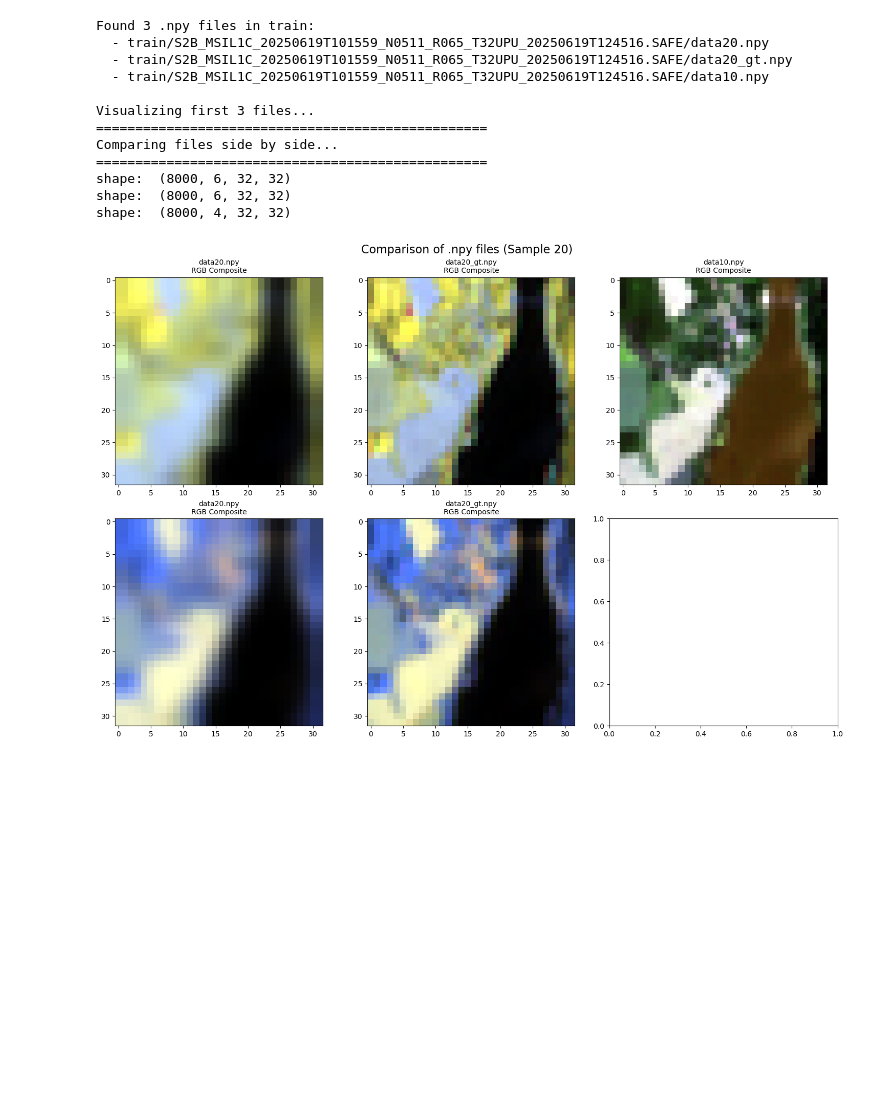
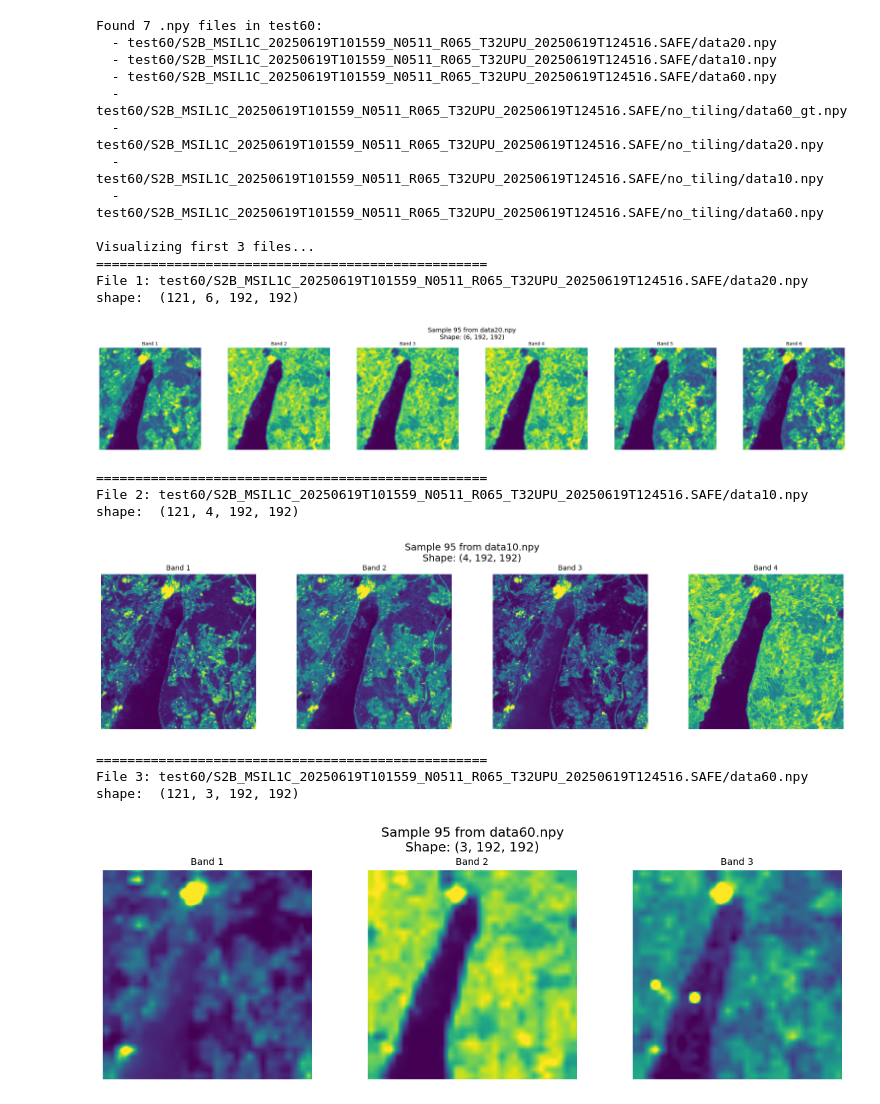
Before and after one commit to MrJJimenez/Super-Resolution-of-Sentinel-2-Low-Resolution, a Jupyter notebook: data/datatraindata.ipynb, the cells around one changed output. Drawn from its saved outputs; the diff is of its cells as text; code cells hidden in the pictures; blank space fills up the shorter version.

Commit message:
stantberg see test image 95

```diff
--- a/data/datatraindata.ipynb
+++ b/data/datatraindata.ipynb
@@ -166,46 +166,55 @@ def compare_npy_samples(filenames, max_files=4, sample_idx=0):
 
     plt.tight_layout()
     plt.show()
 
 # Find all .npy files in train60 directory
-train60_path = "train"
+train60_path = "test60"
 if os.path.exists(train60_path):
     npy_files = glob.glob(os.path.join(train60_path, "**/*.npy"), recursive=True)
     print(f"Found {len(npy_files)} .npy files in {train60_path}:")
     for file in npy_files:
         print(f"  - {file}")
 
     # Visualize first few files
     if npy_files:
         print(f"\nVisualizing first {min(3, len(npy_files))} files...")
-        sample_idx = random.randint(0, 100)
-        """
+        sample_idx = 95 #random.randint(0, 100)
+
         for i, file in enumerate(npy_files[:4]):
             print(f"{'='*50}")
             print(f"File {i+1}: {file}")
 
             data = load_npy_data(file)
             if data is not None:
                visualize_npy_sample(data, sample_idx=sample_idx, filename=os.path.basename(file))
-        """
+
         # Compare files side by side
-
-        compare_npy_samples(npy_files[:4], max_files=4, sample_idx=sample_idx)
+        # test 95 stanberg
+        compare_npy_samples(npy_files[:3], max_files=3, sample_idx=sample_idx)
     else:
         print("No .npy files found in train60 directory")
 else:
     print(f"Directory {train60_path} not found. Please check the path.")
 # %% [output]
-Found 3 .npy files in train:
-  - train/S2B_MSIL1C_20250619T101559_N0511_R065_T32UPU_20250619T124516.SAFE/data20.npy
-  - train/S2B_MSIL1C_20250619T101559_N0511_R065_T32UPU_20250619T124516.SAFE/data20_gt.npy
-  - train/S2B_MSIL1C_20250619T101559_N0511_R065_T32UPU_20250619T124516.SAFE/data10.npy
+Found 7 .npy files in test60:
+  - test60/S2B_MSIL1C_20250619T101559_N0511_R065_T32UPU_20250619T124516.SAFE/data20.npy
+  - test60/S2B_MSIL1C_20250619T101559_N0511_R065_T32UPU_20250619T124516.SAFE/data10.npy
+  - test60/S2B_MSIL1C_20250619T101559_N0511_R065_T32UPU_20250619T124516.SAFE/data60.npy
+  - test60/S2B_MSIL1C_20250619T101559_N0511_R065_T32UPU_20250619T124516.SAFE/no_tiling/data60_gt.npy
+  - test60/S2B_MSIL1C_20250619T101559_N0511_R065_T32UPU_20250619T124516.SAFE/no_tiling/data20.npy
+  - test60/S2B_MSIL1C_20250619T101559_N0511_R065_T32UPU_20250619T124516.SAFE/no_tiling/data10.npy
+  - test60/S2B_MSIL1C_20250619T101559_N0511_R065_T32UPU_20250619T124516.SAFE/no_tiling/data60.npy
 
 Visualizing first 3 files...
 ==================================================
-Comparing files side by side...
-==================================================
-shape:  (8000, 6, 32, 32)
-shape:  (8000, 6, 32, 32)
-shape:  (8000, 4, 32, 32)
+File 1: test60/S2B_MSIL1C_20250619T101559_N0511_R065_T32UPU_20250619T124516.SAFE/data20.npy
+shape:  (121, 6, 192, 192)
-[figure, old version]
+[figure, new version]
+==================================================
+File 2: test60/S2B_MSIL1C_20250619T101559_N0511_R065_T32UPU_20250619T124516.SAFE/data10.npy
+shape:  (121, 4, 192, 192)
+[figure, added]
+==================================================
+File 3: test60/S2B_MSIL1C_20250619T101559_N0511_R065_T32UPU_20250619T124516.SAFE/data60.npy
+shape:  (121, 3, 192, 192)
+[figure, added]
```
Also changed, not shown: parts of 1 cell of this notebook.
